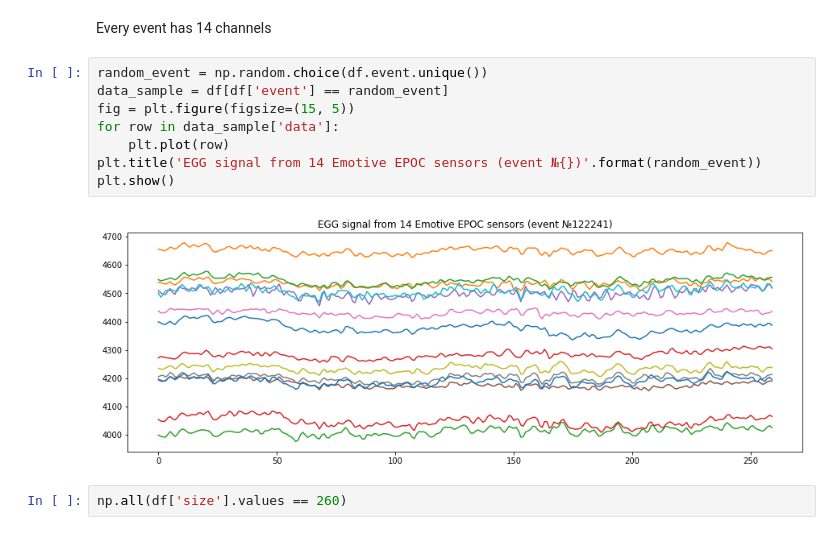
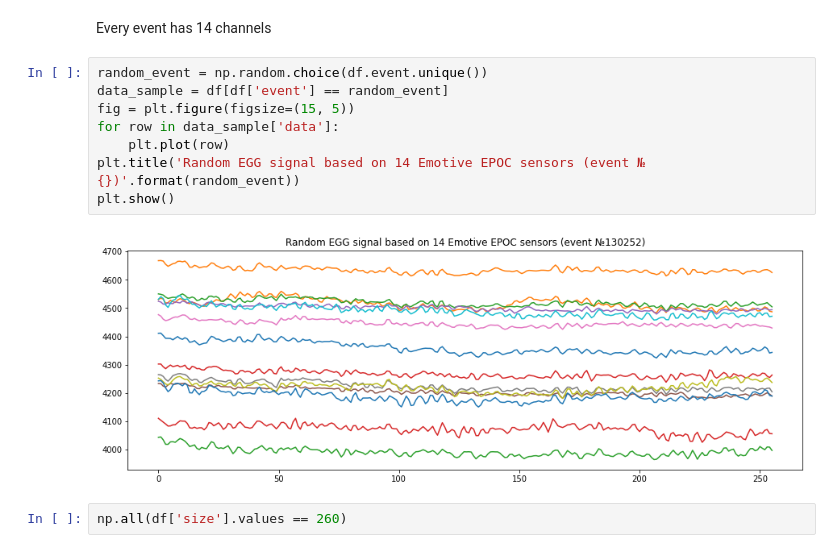
Before and after one commit to maxin0722/Brain2Image, a Jupyter notebook: sub_notebooks/EEG_classifier_brain_MNIST.ipynb, the cells around one changed output. Drawn from its saved outputs; the diff is of its cells as text.

```diff
--- a/sub_notebooks/EEG_classifier_brain_MNIST.ipynb
+++ b/sub_notebooks/EEG_classifier_brain_MNIST.ipynb
@@ -174,13 +174,13 @@ Every event has 14 channels
 # %%
 random_event = np.random.choice(df.event.unique())
 data_sample = df[df['event'] == random_event]
 fig = plt.figure(figsize=(15, 5))
 for row in data_sample['data']:
     plt.plot(row)
-plt.title('EGG signal from 14 Emotive EPOC sensors (event №{})'.format(random_event))
+plt.title('Random EGG signal based on 14 Emotive EPOC sensors (event №{})'.format(random_event))
 plt.show()
 # %% [output]
-[figure, old version]
+[figure, new version]
 # %%
 np.all(df['size'].values == 260)
 # %% [output]
```
Also changed, not shown: parts of 17 cells of this notebook.
